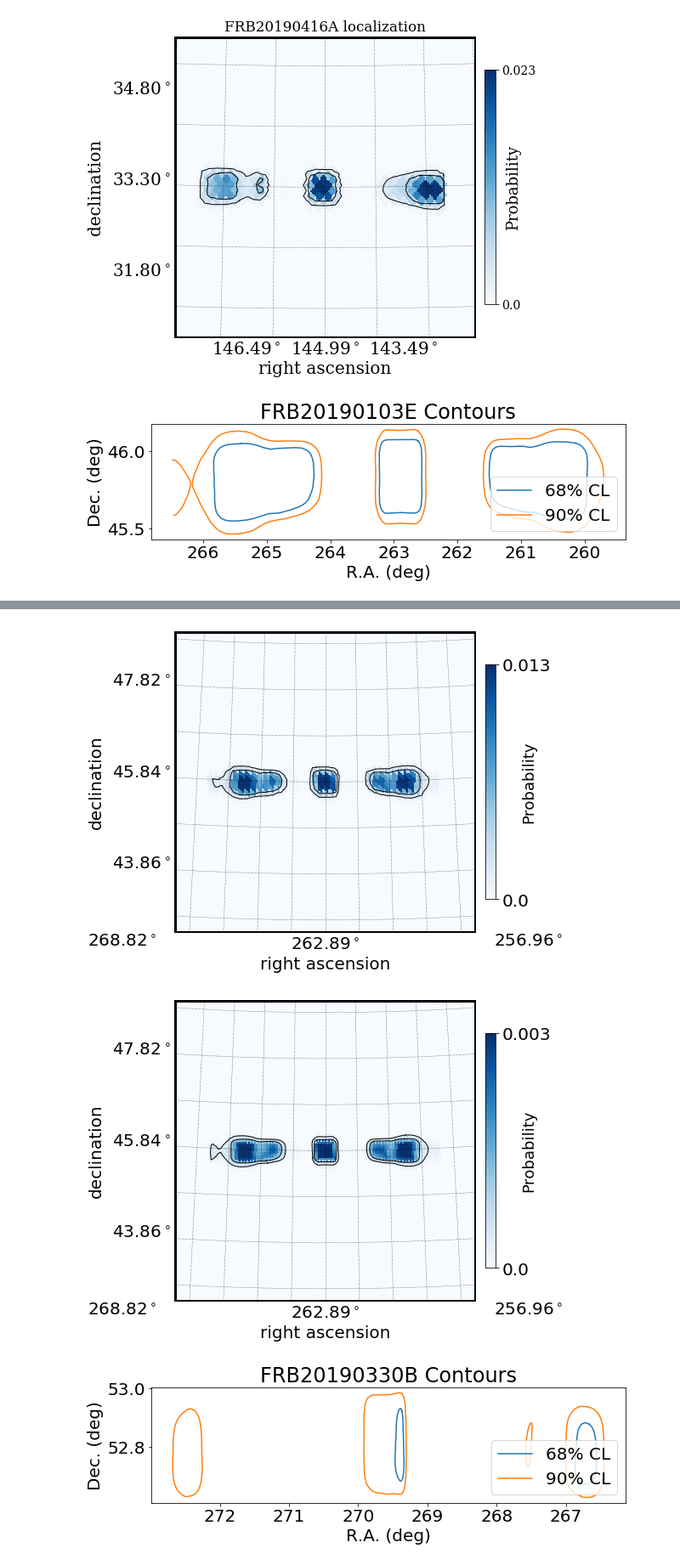
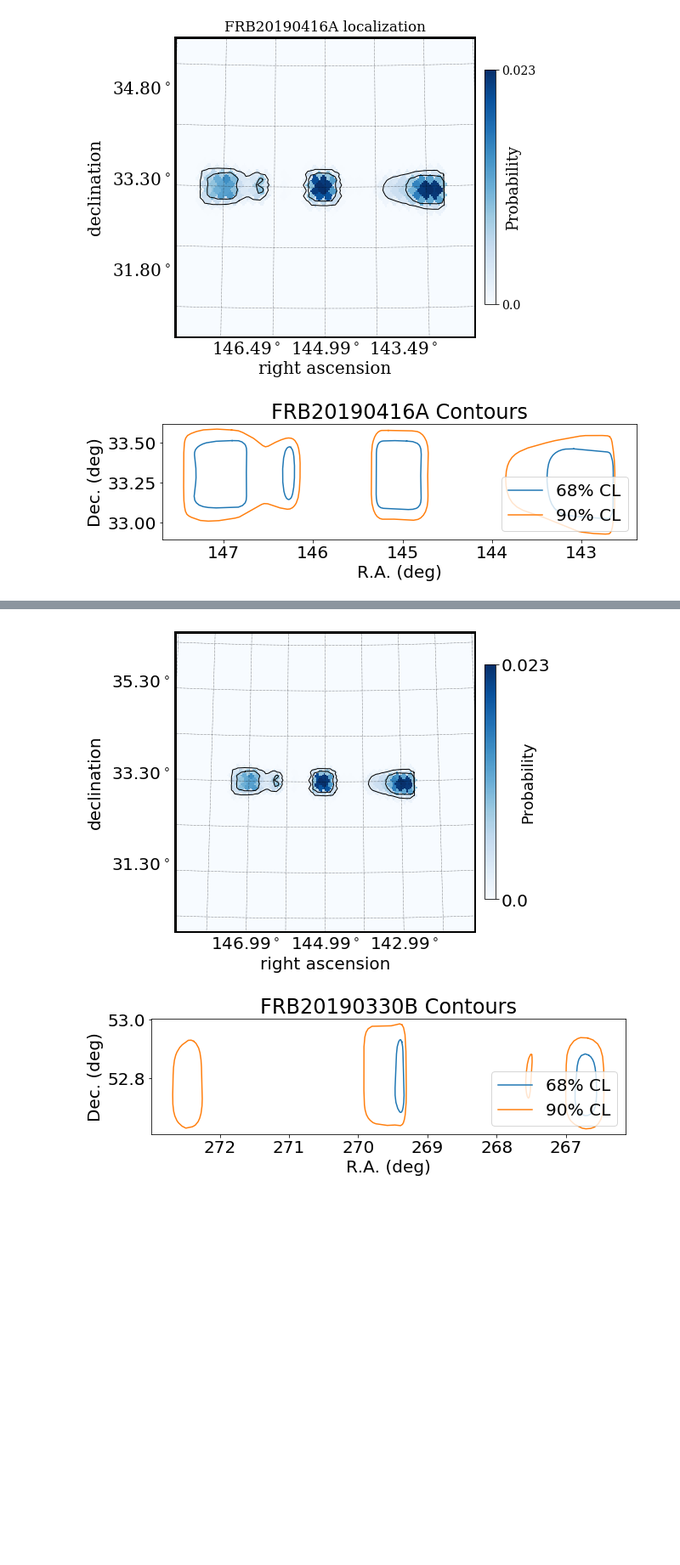
Before and after one commit to jessiethw/FRB, a Jupyter notebook: localizations.ipynb, the cells around one changed output, grey strips where cells are left out. Shown at 85% size. Cells and saved outputs as stored; diff of their text form; code cells hidden in the pictures; blank space fills up the shorter version.

```diff
--- a/localizations.ipynb
+++ b/localizations.ipynb
@@ -175,3 +175,21 @@ plt.legend(fontsize=18)
 plt.savefig('/home/jthwaites/public_html/frb_param_plots/cat1_raunc2.png')
 # %% [output]
 [figure]
+# %%
+fig, ax = plt.subplots(figsize=(9,5))
+plt.plot(new_localizations['dec'], new_localizations['ra_unc_68'],
+         'o', label='68 %CL', color='C0')
+plt.plot(new_localizations['dec'], new_localizations['ra_unc_90'],
+         'o', label='90% CL', color='C1')
+ax.set_ylabel(r'RA uncertainty, $^o$')
+ax.set_xlabel(r'dec, $^o$')
+ax.set_title(r'Chime Catalog 1 RA uncertainty vs dec')
+
+##looks like a 1/cos fit mult by det syst - show this
+dec=np.arange(min(new_localizations['dec']), 88.5)
+w=np.where(new_localizations['dec']==min(new_localizations['dec']))[0]
+fit=new_localizations['ra_unc_90'][w[0]]*(1/(np.cos(np.radians(dec))))
+plt.plot(dec, fit, color='C2',label='A*1/cos(dec)')
+
+plt.legend(fontsize=18)
+plt.savefig('/home/jthwaites/public_html/frb_param_plots/cat1_raunc_v_dec.png')
@@ -545,14 +579,12 @@ make_healpix_mapping(f2, reso=1.5, title='FRB20190416A localization')
 Total map probability = 1.000000
 [figure]
 # %%
-f2=h5.File(samp_f[1],'r')
 #show_localizations(f2)
+f2 = h5.File(dat_loc+'FRB20190416A_localization.h5','r')
 show_contours(f2)
-with(time('healpix map, %s, nside=512'%samp_f[1][len(dat_loc):])):
+with(time('healpix map, %s, nside=512'%'FRB20190416A')):
     make_healpix_mapping(f2, new_nside=512)
-with(time('healpix map, %s, nside=1024'%samp_f[1][len(dat_loc):])):
-    make_healpix_mapping(f2, new_nside=1024)
 # %% [output]
-[figure, old version]
+[figure, new version]
 Total map probability = 1.000000
 
@@ -563,5 +592,4 @@ Total map probability = 1.000000
-[figure, old version]
+[figure, new version]
-[figure, removed]
 # %%
 f2=h5.File(samp_f[2],'r')
 #show_localizations(f2)
```
Also changed, not shown: parts of 6 cells of this notebook, 3 other files.
